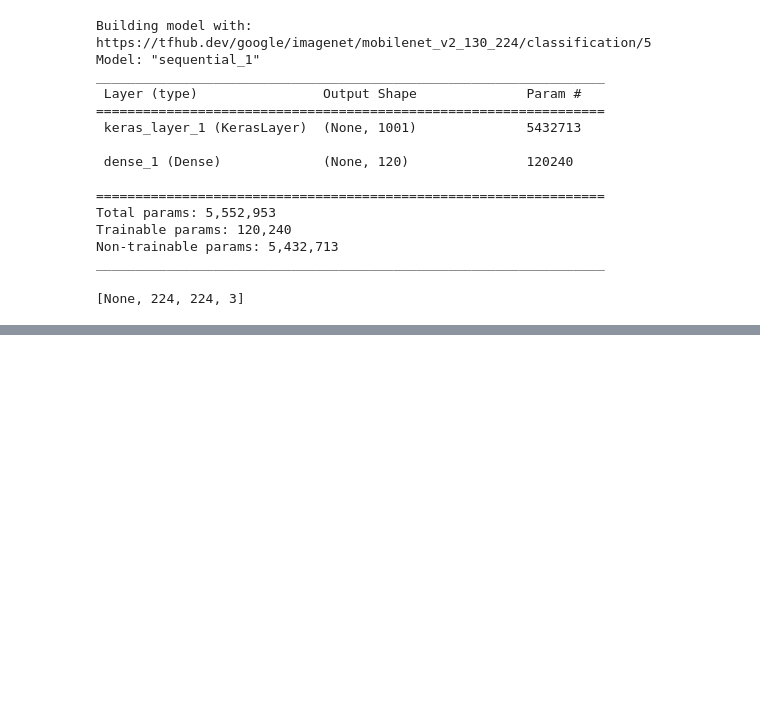
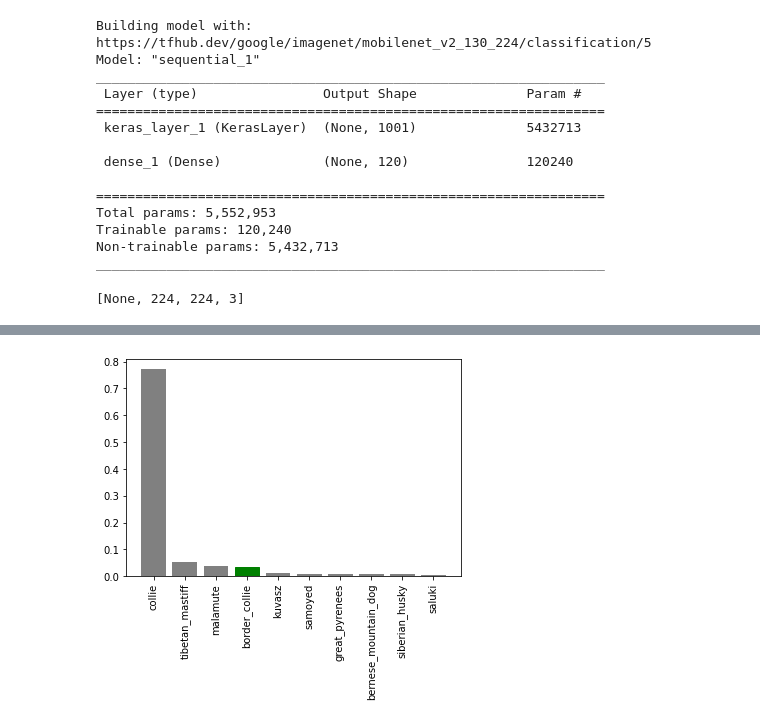
Before and after one commit to denishartl/dog-breed-detection, a Jupyter notebook: end-to-end-dog-vision.ipynb, the cells around one changed output, grey strips where cells are left out. Cells and saved outputs as stored; diff of their text form; code cells hidden in the pictures; blank space fills up the shorter version.

```diff
--- a/end-to-end-dog-vision.ipynb
+++ b/end-to-end-dog-vision.ipynb
@@ -567,0 +606,2 @@ INPUT_SHAPE
+# %%
+NUM_EPOCHS = 100
@@ -567,0 +680,4 @@ INPUT_SHAPE
+# %%
+# Make predictions on the validation data (not used to train on)
+predictions = model.predict(val_data, verbose=1)
+predictions
@@ -567,0 +852,38 @@ INPUT_SHAPE
+# %%
+def plot_pred_conf(prediction_probabilites, labels, n=1):
+    """
+    Plot the top 10 highest prediction confidences along with the truth label for sample n.
+    """
+    pred_prob, true_label = prediction_probabilites[n], labels[n]
+
+    # Get the predicted label
+    pred_label = get_pred_label(pred_prob)
+
+    # Find the top 10 prediction confidence indexes
+    top_10_pred_indexes = pred_prob.argsort()[-10:][::-1]
+
+    # Find top 10 predictions confidence values
+    top_10_pred_values = pred_prob[top_10_pred_indexes]
+
+    # Find the top 10 prediction labels
+    top_10_pred_labels = unique_breeds[top_10_pred_indexes]
+
+    # Setup plot
+    top_plot = plt.bar(np.arange(len(top_10_pred_indexes)),
+                       top_10_pred_values,
+                       color="grey")
+    plt.xticks(np.arange(len(top_10_pred_labels)),
+               labels=top_10_pred_labels,
+               rotation="vertical")
+
+    # Change the color of true label
+    if np.isin(true_label, top_10_pred_labels):
+        top_plot[np.argmax(top_10_pred_labels == true_label)].set_color("green")
+    else:
+        pass
+# %%
+plot_pred_conf(prediction_probabilites=predictions,
+               labels=val_labels,
+               n=9)
+# %% [output]
+[figure, added]
```
Also changed, not shown: parts of 54 cells of this notebook, 11 other files.
